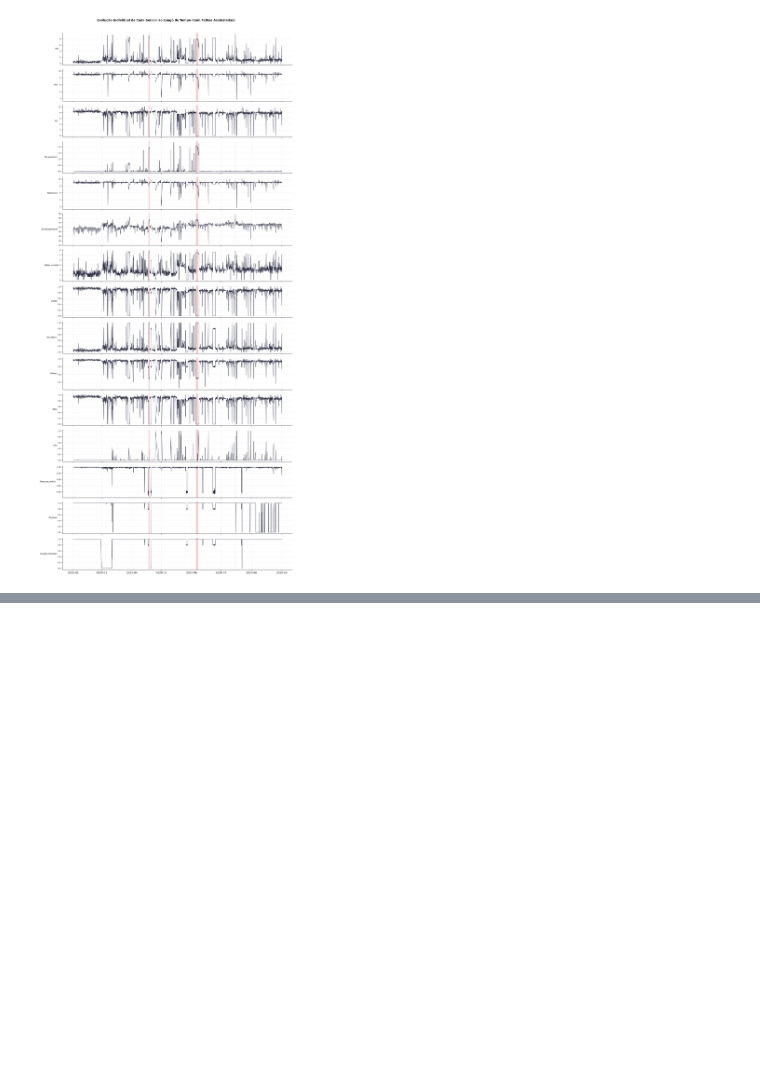
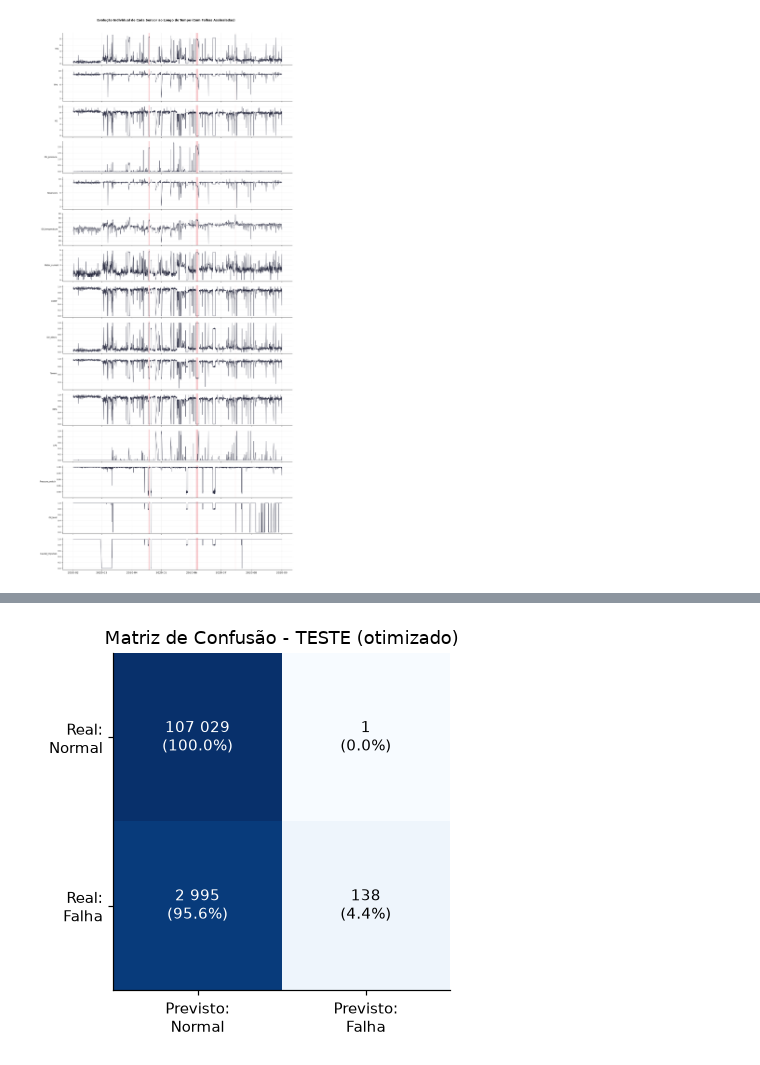
Before and after one commit to filipescandeias/IA_Trabalho1, a Jupyter notebook: Testes.ipynb, the cells around one changed output, grey strips where cells are left out. Saved outputs shown, nothing was run; the diff lists cells and outputs as text; code cells hidden in the pictures; blank space fills up the shorter version.

```diff
--- a/Testes.ipynb
+++ b/Testes.ipynb
@@ -542,3 +608,71 @@ Apenas amostras perto da falha (RUL real < limite), TESTE:
 LSTM - perto da falha        MAE=  656.1 min | RMSE=  744.9 min | R²=-1.618 | aceitação (±120 min)=  4.2%
 Baseline - perto da falha    MAE= 1062.6 min | RMSE= 1157.7 min | R²=-5.322 | aceitação (±120 min)=  5.0%
 [figure]
+# %%
+from sklearn.model_selection import GridSearchCV
+
+# ==========================================
+# 1. GRID SEARCH (VALIDAÇÃO CRUZADA POR AVARIA)
+# ==========================================
+grelha = {"max_depth": [6, 12, None],
+          "min_samples_leaf": [1, 10, 50]}
+
+gs = GridSearchCV(
+    RandomForestClassifier(n_estimators=100, class_weight="balanced",
+                           random_state=42, n_jobs=-1),
+    grelha, scoring="f1", cv=cv_eventos, refit=True)
+gs.fit(X_train, y_train)
+melhor = gs.best_estimator_
+
+cvr = pd.DataFrame(gs.cv_results_)
+tab = pd.DataFrame({
+    "": ["★" if p == gs.best_params_ else "" for p in cvr["params"]],
+    "max_depth": cvr["param_max_depth"].astype(str).replace("None", "sem limite"),
+    "min_samples_leaf": cvr["param_min_samples_leaf"].astype(int),
+    "F1 val. avaria 1": cvr["split0_test_score"],
+    "F1 val. avaria 2": cvr["split1_test_score"],
+    "F1 médio": cvr["mean_test_score"],
+}).sort_values("F1 médio", ascending=False)
+
+print("==================================================")
+print("     OTIMIZAÇÃO DE HIPERPARÂMETROS (GRIDSEARCH)   ")
+print("==================================================\n")
+print("-> Validação cruzada por avaria (2 folds); métrica de seleção: F1 da classe falha")
+print(f"-> Melhores parâmetros  : {gs.best_params_}")
+print(f"-> Melhor F1 (CV médio) : {gs.best_score_:.3f}\n")
+print(tab.round(3).to_string(index=False))
+print("\n==================================================")
+
+# ==========================================
+# 2. AVALIAÇÃO FINAL (O TESTE SÓ É USADO UMA VEZ)
+# ==========================================
+pred_tr_o = melhor.predict(X_train)
+pred_te_o = melhor.predict(X_test)
+
+print("\n==================================================")
+print("   RESULTADOS NO TESTE (modelo otimizado, limiar 0.5)  ")
+print("==================================================\n")
+print(resumo_episodios(ts_test, y_test, pred_te_o).to_string(index=False))
+
+tabela_o = pd.DataFrame({"TREINO": metricas_clf(y_train, pred_tr_o),
+                         "TESTE":  metricas_clf(y_test,  pred_te_o)}).round(3)
+print("\n" + tabela_o.to_string())
+print(f"\nReferência: prever sempre «normal» daria no TESTE accuracy = {1 - np.mean(y_test):.3f}, com recall = 0.")
+print("==================================================")
+
+# Matriz de confusão (teste)
+cm = confusion_matrix(y_test, pred_te_o, labels=[0, 1])
+pct = cm / cm.sum(axis=1, keepdims=True)
+fig, ax = plt.subplots(figsize=(5, 4))
+ax.imshow(pct, cmap="Blues", vmin=0, vmax=1)
+for i in range(2):
+    for j in range(2):
+        ax.text(j, i, f"{cm[i, j]:,}\n({pct[i, j]:.1%})".replace(",", " "),
+                ha="center", va="center", color="white" if pct[i, j] > .5 else "black")
+ax.set_xticks([0, 1]); ax.set_xticklabels(["Previsto:\nNormal", "Previsto:\nFalha"])
+ax.set_yticks([0, 1]); ax.set_yticklabels(["Real:\nNormal", "Real:\nFalha"])
+ax.set_title("Matriz de Confusão - TESTE (otimizado)")
+ax.grid(False)
+plt.tight_layout()
+plt.show()
+# %% [output]
@@ -544,0 +696 @@ Baseline - perto da falha    MAE= 1062.6 min | RMSE= 1157.7 min | R²=-5.322 | a
+[figure, added]
```
Also changed, not shown: parts of 4 cells of this notebook.
